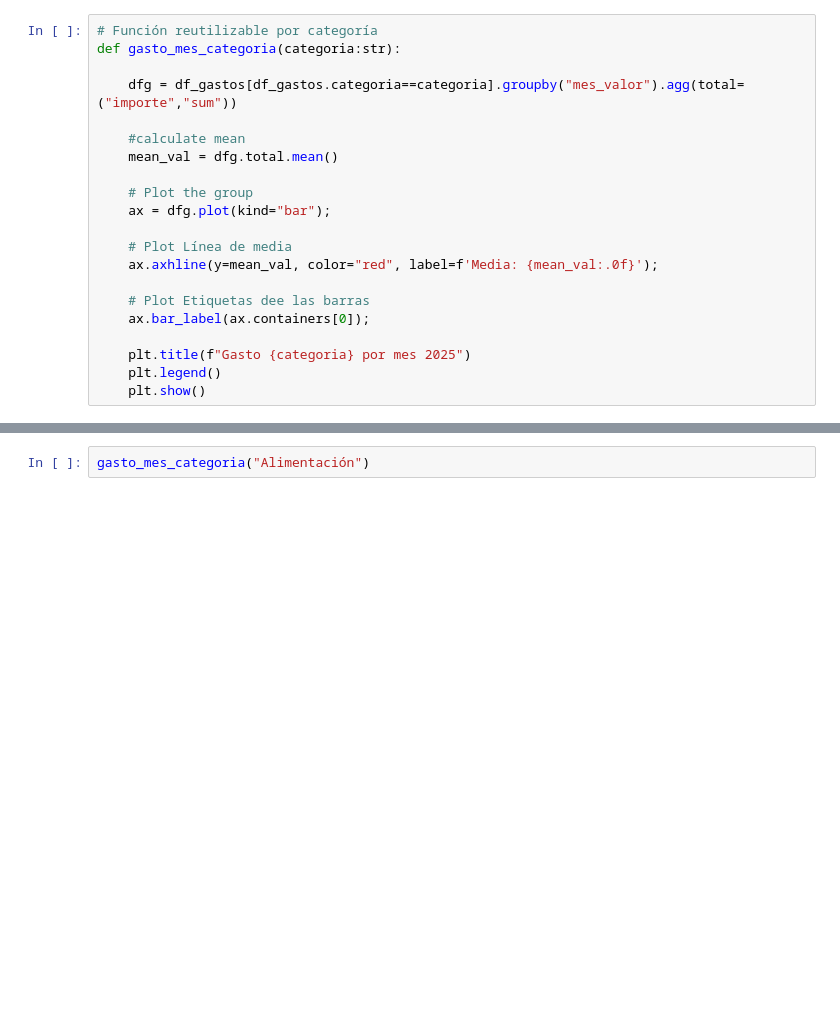
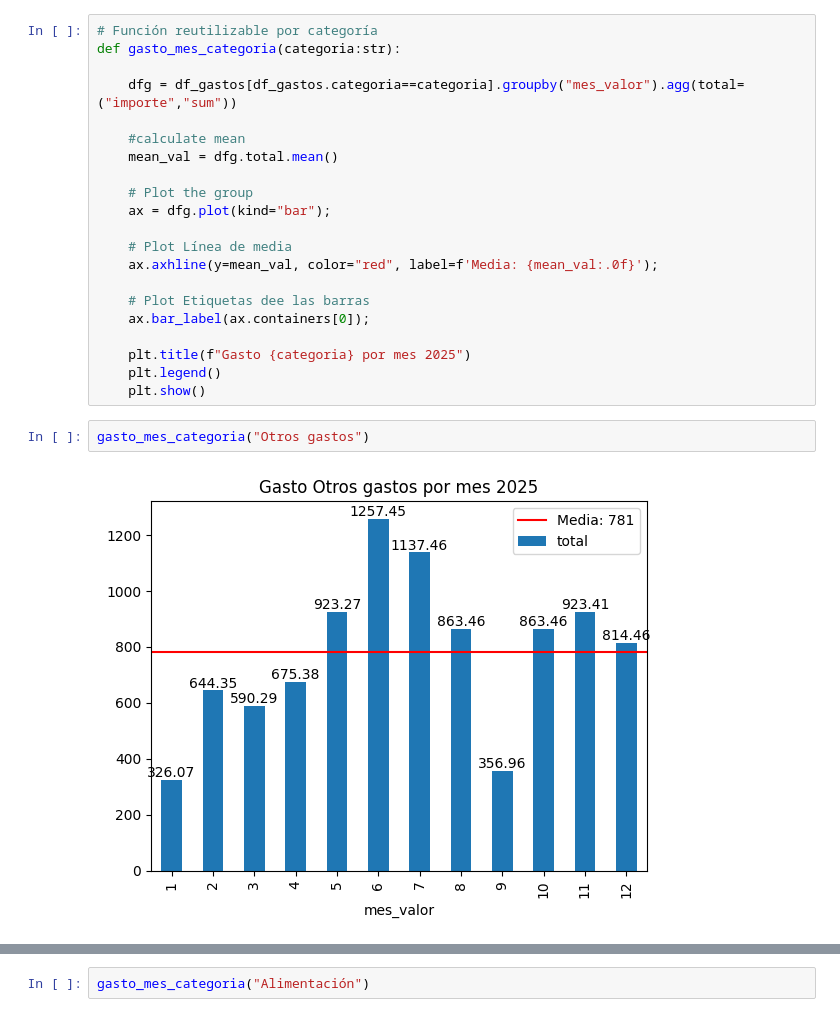
Before and after one commit to cperezh/DataEng_Patterns, a Jupyter notebook: notebooks/Gastos por categoría 2025.ipynb, the cells around one changed output, grey strips where cells are left out. Saved outputs shown, nothing was run; the diff lists cells and outputs as text; blank space fills up the shorter version.

```diff
--- a/notebooks/Gastos por categoría.ipynb
+++ b/notebooks/Gastos por categoría 2025.ipynb
@@ -119,3 +147,7 @@ def gasto_mes_categoria(categoria:str):
     plt.title(f"Gasto {categoria} por mes 2025")
     plt.legend()
     plt.show()
+# %%
+gasto_mes_categoria("Otros gastos")
+# %% [output]
+[figure, added]
```
Also changed, not shown: parts of 14 cells of this notebook, 4 other files.
